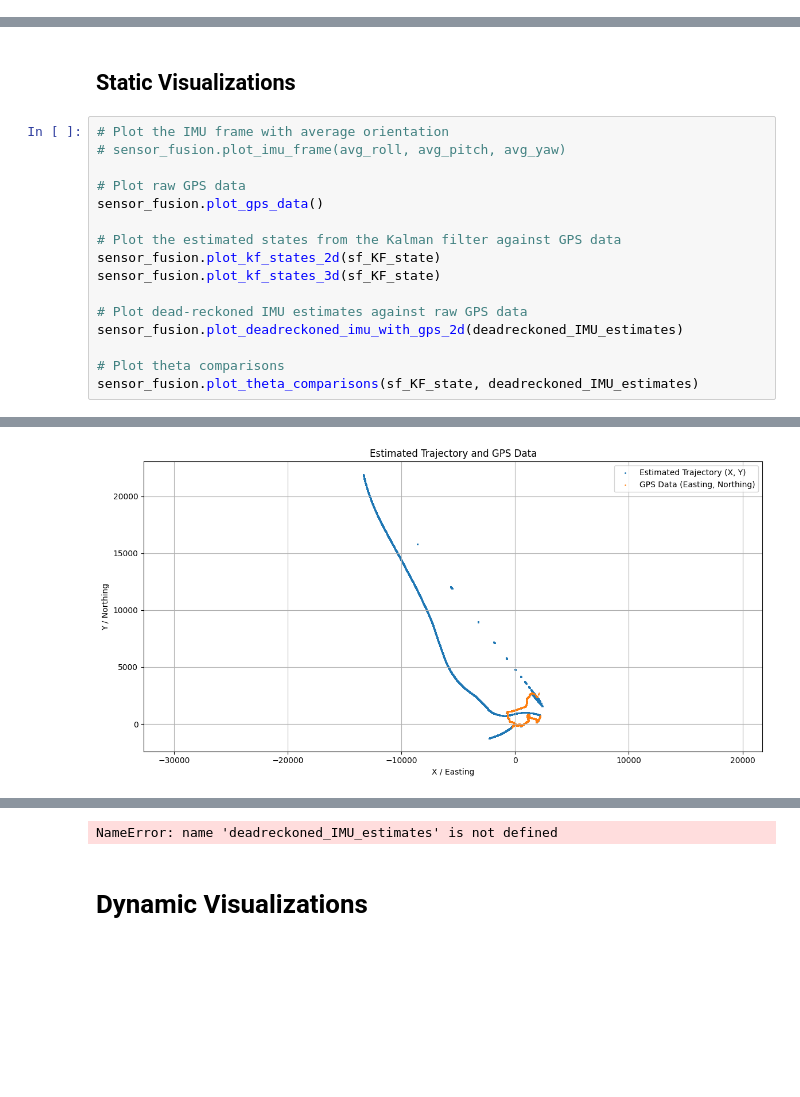
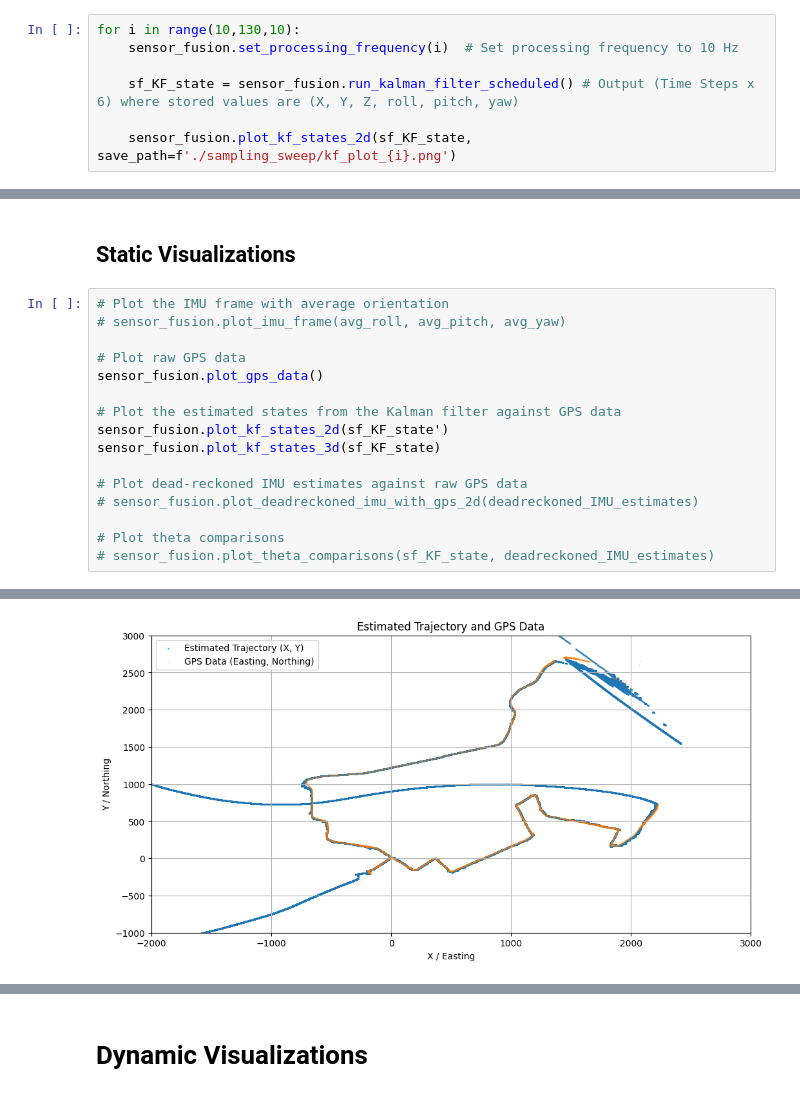
Before and after one commit to IseanB/SensorFusion-KalmanFilter, a Jupyter notebook: KF_SensorFusion.ipynb, the cells around one changed output, grey strips where cells are left out. Drawn from its saved outputs; the diff is of its cells as text; blank space fills up the shorter version.

Commit message:
sweeping sampling frequency and results

```diff
--- a/KF_SensorFusion.ipynb
+++ b/KF_SensorFusion.ipynb
@@ -1036,3 +1043,10 @@ First two entries in unbias_imu_data:
 ['1697739278.7431774', np.float64(-0.0003816585627870987), np.float64(-0.05468061480720713), np.float64(-0.000800726508049554), 0.002460594168454356, 0.0010304323119201594, -0.0005353150245694382, -0. ...
 First IMU Entry: (0, 'IMU', 1697739278.7381794, ['1697739278.7381794', np.float64(-0.0003900774448463694), np.float64(-0.054683497570938044), np.float64(-0.0008035423352936618), -0.0006848778034933439 ...
 First GPS Entry: (54717, 'GPS', 1697739552.3362827, {'time': 1697739552.3362827, 'easting': np.float64(0.0), 'northing': np.float64(0.0), 'zone_number': 19, 'zone_letter': 'T', 'altitude': -32.6})
+# %%
+for i in range(10,130,10):
+    sensor_fusion.set_processing_frequency(i)  # Set processing frequency to 10 Hz
+
+    sf_KF_state = sensor_fusion.run_kalman_filter_scheduled() # Output (Time Steps x 6) where stored values are (X, Y, Z, roll, pitch, yaw)
+
+    sensor_fusion.plot_kf_states_2d(sf_KF_state, save_path=f'./sampling_sweep/kf_plot_{i}.png')
@@ -1041,24 +1068,23 @@ First GPS Entry: (54717, 'GPS', 1697739552.3362827, {'time': 1697739552.3362827,
 # %%
 # Plot the IMU frame with average orientation
 # sensor_fusion.plot_imu_frame(avg_roll, avg_pitch, avg_yaw)
 
 # Plot raw GPS data
 sensor_fusion.plot_gps_data()
 
 # Plot the estimated states from the Kalman filter against GPS data
-sensor_fusion.plot_kf_states_2d(sf_KF_state)
+sensor_fusion.plot_kf_states_2d(sf_KF_state')
 sensor_fusion.plot_kf_states_3d(sf_KF_state)
 
 # Plot dead-reckoned IMU estimates against raw GPS data
-sensor_fusion.plot_deadreckoned_imu_with_gps_2d(deadreckoned_IMU_estimates)
+# sensor_fusion.plot_deadreckoned_imu_with_gps_2d(deadreckoned_IMU_estimates)
 
 # Plot theta comparisons
-sensor_fusion.plot_theta_comparisons(sf_KF_state, deadreckoned_IMU_estimates)
+# sensor_fusion.plot_theta_comparisons(sf_KF_state, deadreckoned_IMU_estimates)
 # %% [output]
 [figure]
-[figure, old version]
+[figure, new version]
 [figure]
-NameError: name 'deadreckoned_IMU_estimates' is not defined
 # %% [markdown]
 # Dynamic Visualizations
 # %%
```
Also changed, not shown: parts of 3 cells of this notebook, 12 other files.
